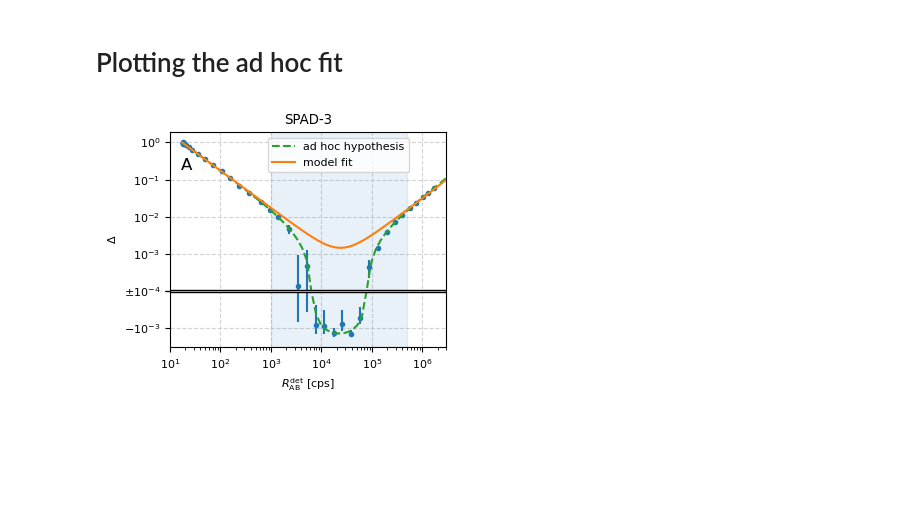
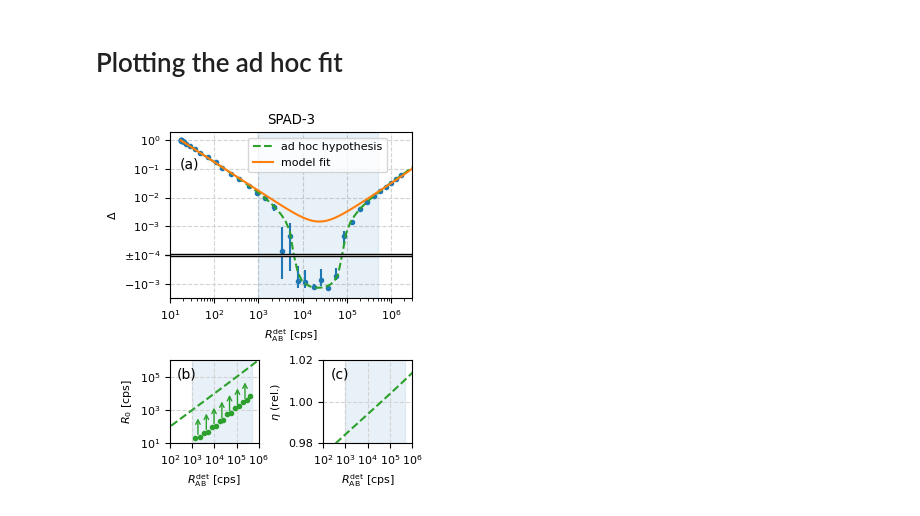
Before and after one commit to PepaHlousek/Nonlinearity, a Jupyter notebook: SPADs/ad_hoc_hypothesis.ipynb, the cells around one changed output. Drawn from its saved outputs; the diff is of its cells as text; code cells hidden in the pictures; blank space fills up the shorter version.

```diff
--- a/SPADs/ad_hoc_hypothesis.ipynb
+++ b/SPADs/ad_hoc_hypothesis.ipynb
@@ -86,8 +121,14 @@ def AdHocPlot():
     pcolor = 'tab:blue'    # plot points
     mcolor1 = 'tab:green'  # ad hoc model curve
     mcolor2 = 'tab:orange' # model curve
+    label_opts = dict(xycoords='axes fraction', ha='left', va='top', fontsize=bigfontsize)
 
-    fig, ax = plt.subplots(figsize=(colwidth, 2.8))
+    fig = plt.figure(figsize=(colwidth, 4))
+    gs = matplotlib.gridspec.GridSpec(2, 2, height_ratios=[2,1])
+
+    ### NONLINEARITY PLOT ###
+
+    ax1 = fig.add_subplot(gs[0,:])
 
     R = np.logspace(-7,2,100)
 
@@ -95,51 +136,97 @@ def AdHocPlot():
     Rdet = RdetPoly(R, *ls.x)
     RdetHalf = RdetPoly(R/2, *ls.x)
     d = 2*RdetHalf/Rdet - 1
 
     # normal
     RdetN = RdetPoly(R, dc_fit, tau_fit, 1, 0, 1, 0)
     RdetHalfN = RdetPoly(R/2, dc_fit, tau_fit, 1, 0, 1, 0)
     dN = 2*RdetHalfN/RdetN - 1
 
     # plot
-    ax.set_xscale('log')
-    ax.set_yscale('symlog', linthresh=10**syml_th, linscale=0.001)
+    ax1.set_xscale('log')
+    ax1.set_yscale('symlog', linthresh=10**syml_th, linscale=0.001)
 
-    ax.yaxis.set_major_formatter(FuncFormatter(symlog_ytick))
+    ax1.yaxis.set_major_formatter(FuncFormatter(symlog_ytick))
 
-    ax.set_xlim(10, 3e6)
+    ax1.set_xlim(10, 3e6)
 
-    ax.grid(visible=True, which='major', color='lightgray', linestyle='--', zorder=0)
-    ax.set_axisbelow(True)
+    ax1.grid(visible=True, which='major', color='lightgray', linestyle='--', zorder=0)
+    ax1.set_axisbelow(True)
 
-    plt.errorbar(rate_means*1e6, delta_means, yerr=delta_errs,
+    ax1.errorbar(rate_means*1e6, delta_means, yerr=delta_errs,
                  fmt='o', markersize=3., color=pcolor, zorder=1)
-    plt.plot(Rdet*1e6, d, c=mcolor1, ls='--', label='ad hoc hypothesis')
-    plt.plot(RdetN*1e6, dN, c=mcolor2, label='model fit')
+    ax1.plot(Rdet*1e6, d, c=mcolor1, ls='--', label='ad hoc hypothesis')
+    ax1.plot(RdetN*1e6, dN, c=mcolor2, label='model fit')
 
-    ax.set_xlabel(r'$R^{\mathrm{det}}_{\mathrm{AB}}$ [cps]')
-    ax.set_ylabel(r'$\Delta$')
+    ax1.set_xlabel(r'$R^{\mathrm{det}}_{\mathrm{AB}}$ [cps]')
+    ax1.set_ylabel(r'$\Delta$')
 
-    ax.set_title(tit)
+    ax1.set_title(tit)
 
-    ax.annotate('A', xy=(0.04, 0.88), xycoords='axes fraction', ha='left', va='top',
-                 fontsize=12)
+    ax1.annotate('(a)', xy=(0.04, 0.85), **label_opts)
 
-    ax.axvspan(*highlight_boundary, color='tab:blue', alpha=0.1)
+    ax1.axvspan(*highlight_boundary, color='tab:blue', alpha=0.1)
 
-    xb = ax.get_xlim()
-    yb = ax.get_ylim()
+    xb = ax1.get_xlim()
+    yb = ax1.get_ylim()
 
     axes_break = patches.Rectangle((xb[0], -1.08e-4), xb[1]-xb[0],
                            2.16e-4, fc='w', ec='k', zorder = 3)
-    ax.add_patch(axes_break)
+    ax1.add_patch(axes_break)
 
-    plt.legend(loc='upper center', bbox_to_anchor=(0.61,1))
-    plt.tight_layout(pad=0)
+    ax1.legend(loc='upper center', bbox_to_anchor=(0.61,1), handlelength=1.8)
+
+    ### PARAMETERS PLOT ###
+
+    dc, tau, ef, p, R1, e = ls.x
+
+    # blame it on the dark counts
+    f_dc = lambda R: (dc + p*(R/R1)**e)*1e6
+    # blame it on the efficiency
+    f_eff = lambda R: (ef + p*(R/R1)**(e-1))*1e6
+
+    ax2 = fig.add_subplot(gs[1,0])
+
+    R = np.logspace(-7,2,100)
+    Rdet = RdetPoly(R, *ls.x)*1e6
+
+    dcx, dcy = (rate_means[region_sel]*1e6, dc_needed_means*1e6)
+
+    ax2.set_xscale('log')
+    ax2.set_yscale('log')
+    ax2.plot(Rdet, f_dc(R), ls='--', c='tab:green')
+    ax2.errorbar(dcx, dcy, yerr=dc_needed_errs*1e6, fmt='o', markersize=3., c='tab:green')
+    ax2.set_ylim(1e1, 1e6)
+    ax2.set_ylabel(r'$R_0$ [cps]')
+    ax2.yaxis.set_major_locator(LogLocator(numticks=5))
+    ax2.annotate('(b)', xy=(0.08, 0.91), **label_opts)
+
+    coords = np.array([dcx, dcy]).T
+
+    for c1, c2 in zip(coords[::2], coords[1::2]):
+        ca = (c1+c2)/2
+        ax2.annotate('', xy=(ca[0], ca[1]*20), xytext=ca,
+                     arrowprops=dict(ec='tab:green', arrowstyle='->'))
+
+    ax3 = fig.add_subplot(gs[1,1])
+
+    ax3.set_xscale('log')
+    ax3.plot(Rdet, f_eff(R)/f_eff(1e-2), ls='--', c='tab:green')
+    ax3.set_ylim(0.98, 1.02)
+    ax3.set_ylabel(r'$\eta$ (rel.)')
+    ax3.annotate('(c)', xy=(0.08, 0.91), **label_opts)
+    for a in [ax2, ax3]:
+        a.grid(visible=True, color='lightgray', linestyle='--', zorder=0)
+        a.set_xlabel(r'$R^{\mathrm{det}}_{\mathrm{AB}}$ [cps]')
+        a.set_xlim(1e2, 1e6)
+        a.xaxis.set_major_locator(LogLocator(numticks=5))
+        a.axvspan(*highlight_boundary, color='tab:blue', alpha=0.1)
+
+    plt.tight_layout(w_pad=0)
     plt.show()
 
     return fig
 
 adHocFig = AdHocPlot()
 # %% [output]
-[figure, old version]
+[figure, new version]
```
Also changed, not shown: parts of 18 cells of this notebook, 4 other files.
